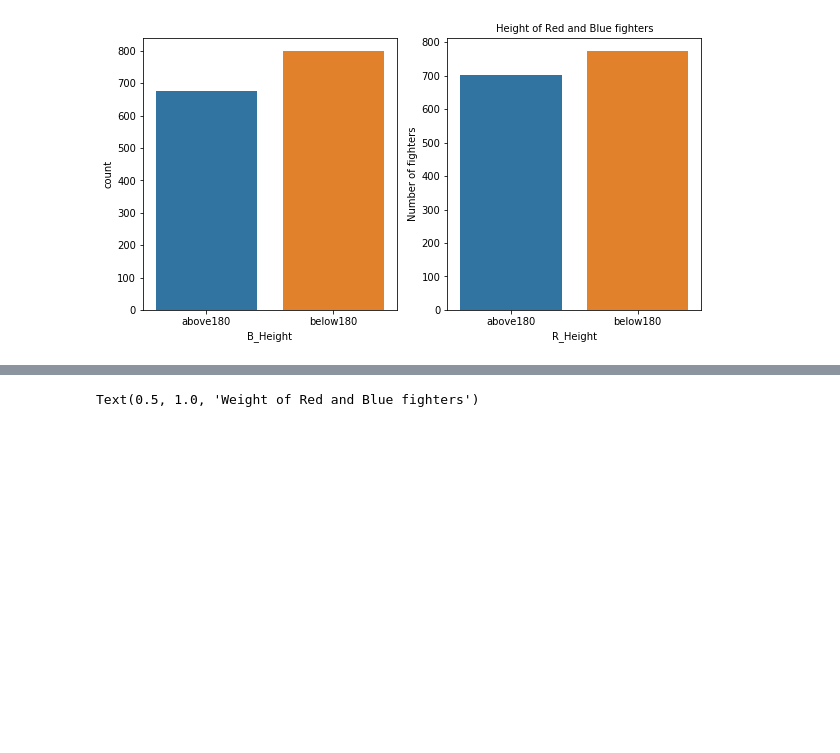
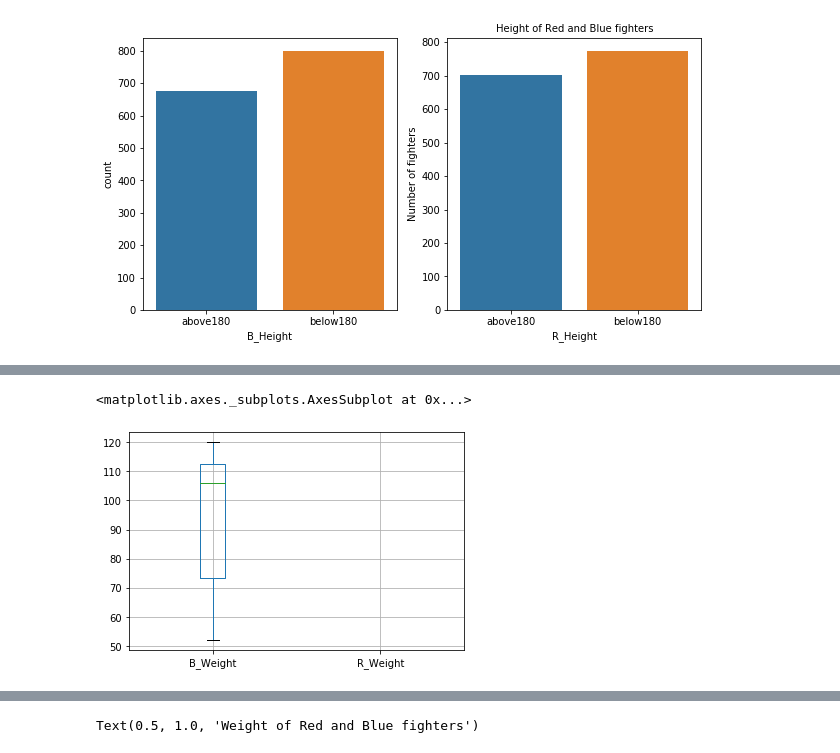
Before and after one commit to ncm103/the_final_project, a Jupyter notebook: nell/visualizations-Copy1.ipynb, the cells around one changed output, grey strips where cells are left out. Cells and saved outputs as stored; diff of their text form; code cells hidden in the pictures; blank space fills up the shorter version.

```diff
--- a/nell/visualizations-Copy1.ipynb
+++ b/nell/visualizations-Copy1.ipynb
@@ -288,5 +288,6 @@ Text(0.5, 1.0, 'Height of Red and Blue fighters')
 # %%
 BWeight = ufc.groupby(['B_Weight']).count()['winner']
 BlueWeight = BWeight.sort_values(axis=0, ascending=False)
-BlueWeight.head(10)
+BlueWeight = pd.DataFrame(BlueWeight).reset_index()
+BlueWeight
 # %% [output]
@@ -321,0 +334,7 @@ Name: winner, dtype: int64
+# %%
+#box and whisker plot for blue weight
+df = pd.DataFrame(BlueWeight, columns=['B_Weight','R_Weight'])
+df.plot.box(grid='True')
+# %% [output]
+<matplotlib.axes._subplots.AxesSubplot at 0x...>
+[figure, added]
```
Also changed, not shown: parts of 14 cells of this notebook.
